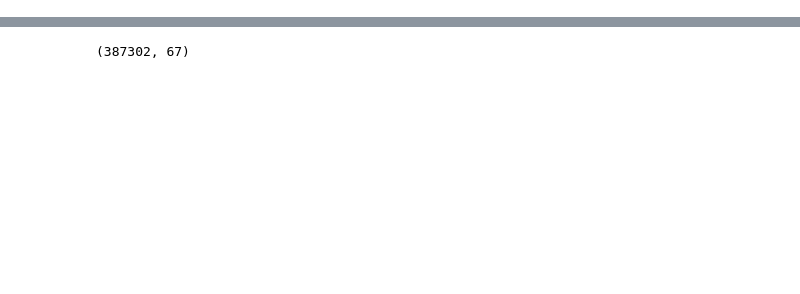
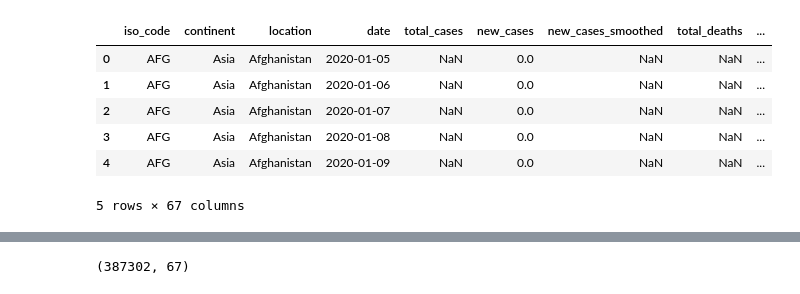
Before and after one commit to Fagundes55/Covid_Mundial, a Jupyter notebook: COVID_mundial.ipynb, the cells around one changed output, grey strips where cells are left out. Saved outputs shown, nothing was run; the diff lists cells and outputs as text; code cells hidden in the pictures; blank space fills up the shorter version.

Commit message:
Análise Covid

```diff
--- a/COVID_mundial.ipynb
+++ b/COVID_mundial.ipynb
@@ -3,7 +3,15 @@ import pandas as pd
 import numpy as np
 # %%
 covid = pd.read_csv('owid-covid-data.csv')
-covid.head #= covid.sample(100)
+covid.head() #= covid.sample(100)
+# %% [output]
+|  | iso_code | continent | location | date | total_cases | new_cases | new_cases_smoothed | total_deaths | ... |
+| 0 | AFG | Asia | Afghanistan | 2020-01-05 | NaN | 0.0 | NaN | NaN | ... |
+| 1 | AFG | Asia | Afghanistan | 2020-01-06 | NaN | 0.0 | NaN | NaN | ... |
+| 2 | AFG | Asia | Afghanistan | 2020-01-07 | NaN | 0.0 | NaN | NaN | ... |
+| 3 | AFG | Asia | Afghanistan | 2020-01-08 | NaN | 0.0 | NaN | NaN | ... |
+| 4 | AFG | Asia | Afghanistan | 2020-01-09 | NaN | 0.0 | NaN | NaN | ... |
+5 rows × 67 columns
 # %%
 #from ydata_profiling import ProfileReport
 #profile = ProfileReport(covid, title='Covid',
```
Also changed, not shown: parts of 11 cells of this notebook.
